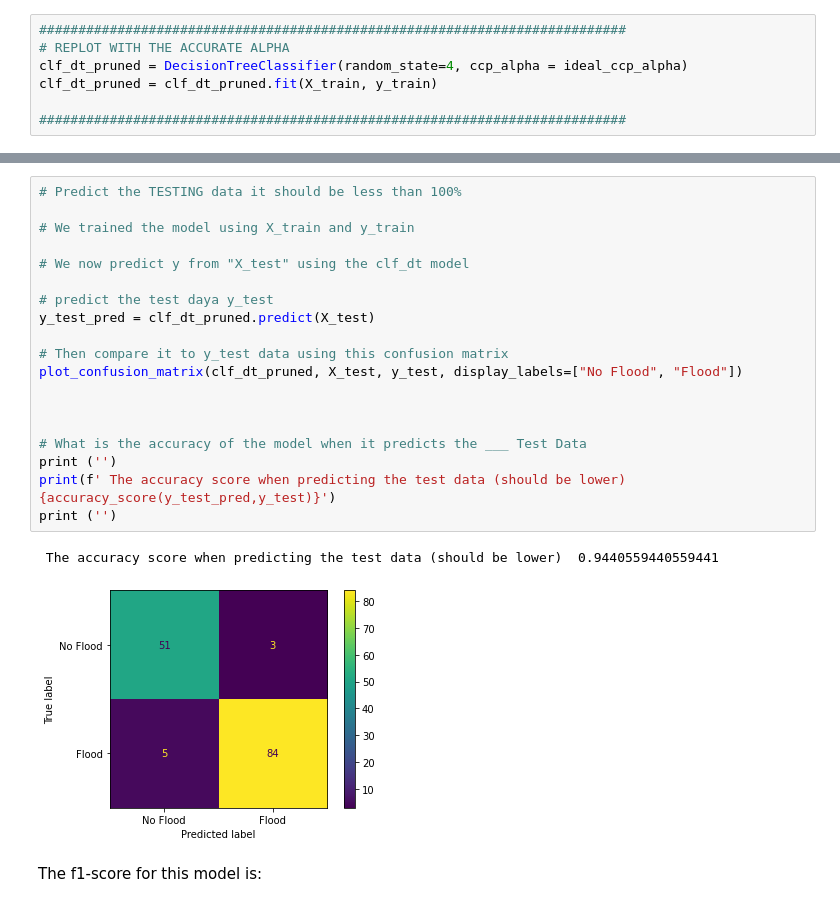
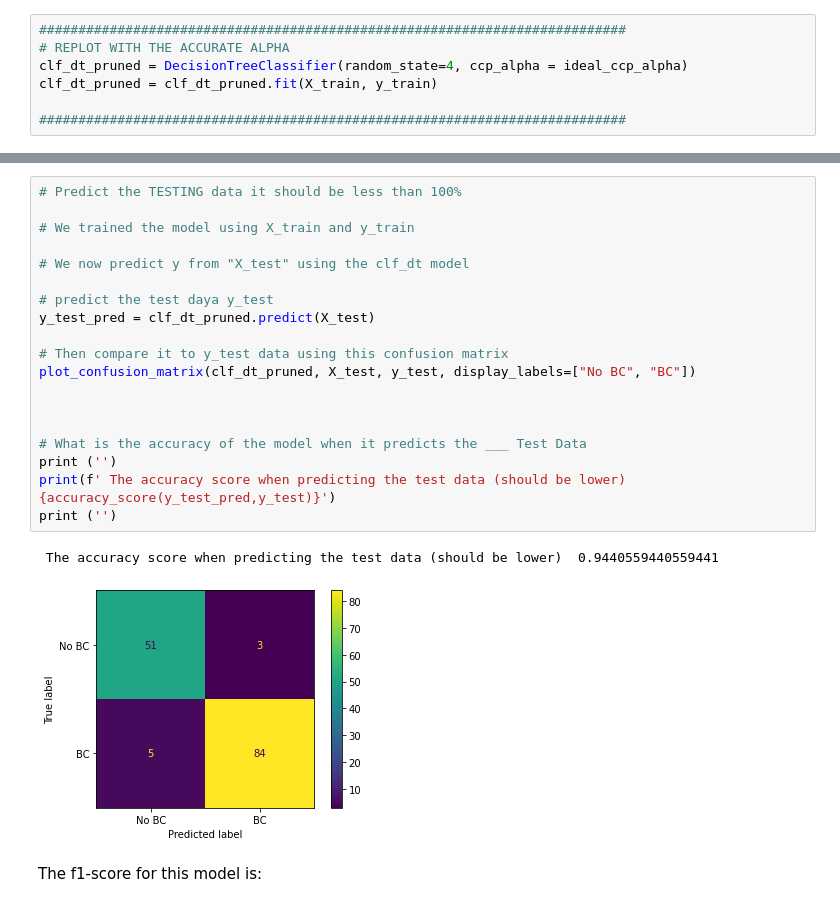
Before and after one commit to swk2020/Breast_Cancer_Detection, a Jupyter notebook: BREAST CANCER DETECTION WITH CCP.ipynb, the cells around one changed output, grey strips where cells are left out. Cells and saved outputs as stored; diff of their text form.

```diff
--- a/BREAST CANCER DETECTION WITH CCP.ipynb
+++ b/BREAST CANCER DETECTION WITH CCP.ipynb
@@ -426,25 +448,25 @@ There was actually 158 NO Flood Observations
 # %%
 # Predict the TESTING data it should be less than 100%
 
 # We trained the model using X_train and y_train
 
 # We now predict y from "X_test" using the clf_dt model
 
 # predict the test daya y_test
 y_test_pred = clf_dt_pruned.predict(X_test)
 
 # Then compare it to y_test data using this confusion matrix
-plot_confusion_matrix(clf_dt_pruned, X_test, y_test, display_labels=["No Flood", "Flood"])
+plot_confusion_matrix(clf_dt_pruned, X_test, y_test, display_labels=["No BC", "BC"])
 
 
 
 # What is the accuracy of the model when it predicts the ___ Test Data
 print ('')
 print(f' The accuracy score when predicting the test data (should be lower)  {accuracy_score(y_test_pred,y_test)}')
 print ('')
 # %% [output]
  The accuracy score when predicting the test data (should be lower)  0.9440559440559441
-[figure, old version]
+[figure, new version]
 # %% [markdown]
 The f1-score for this model is:
 # %%
```
Also changed, not shown: parts of 17 cells of this notebook.
